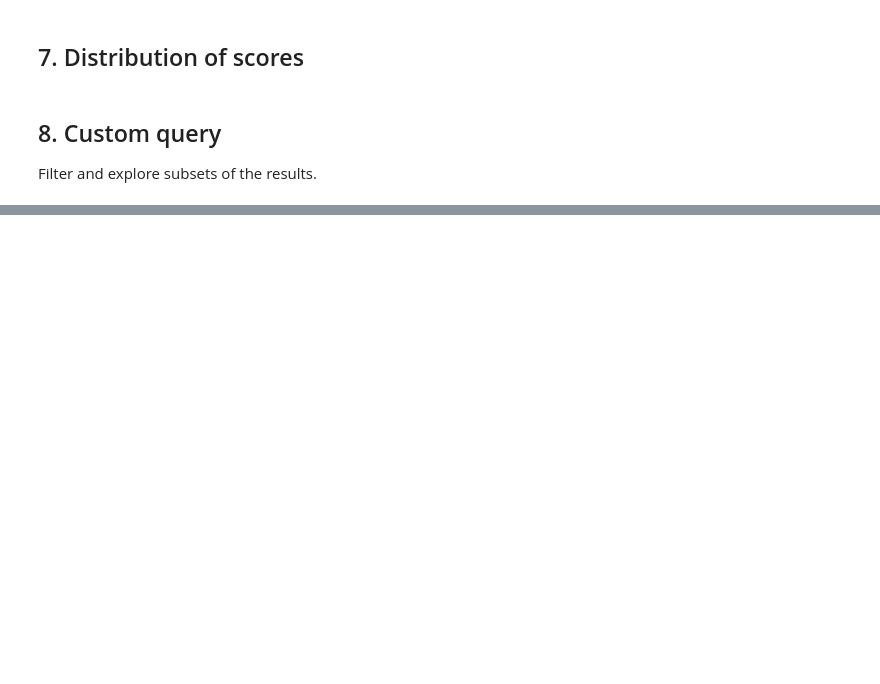
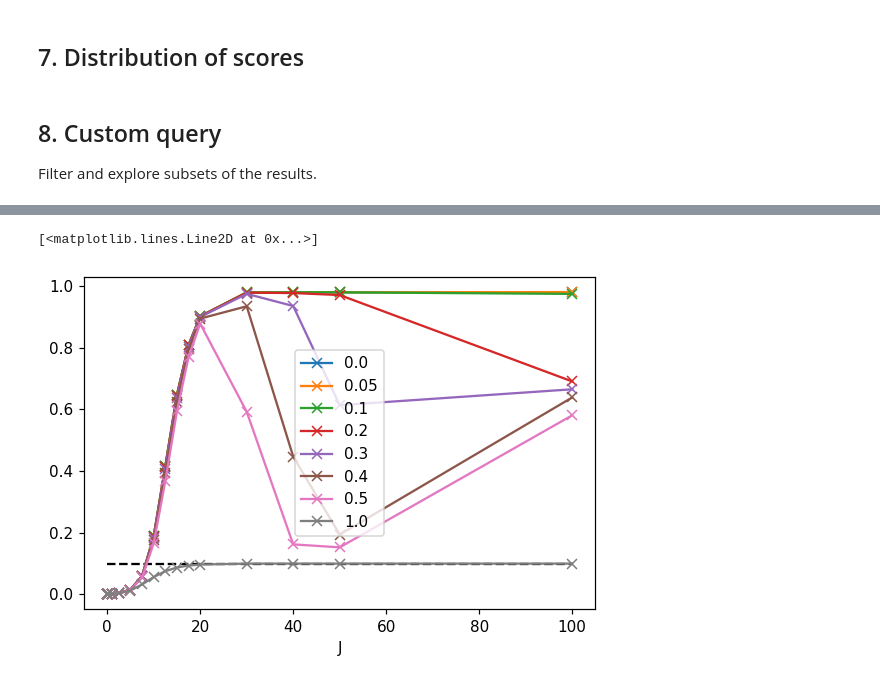
Before and after one commit to Sam-Whitby/CRN_AD, a Jupyter notebook: scan_analysis.ipynb, the cells around one changed output, grey strips where cells are left out. Saved outputs shown, nothing was run; the diff lists cells and outputs as text; code cells hidden in the pictures; blank space fills up the shorter version.

```diff
--- a/scan_analysis.ipynb
+++ b/scan_analysis.ipynb
@@ -145,5 +210,5 @@ plt.show()
 Filter and explore subsets of the results.
 # %%
 # Example: high-selectivity combinations with target score > 0.6
-mask = (df['target_score'] > 0.6) & (df['selectivity'] > 0.2)
+mask = (df['target_score'] > 0.6) & (df['phi'] == 0.5)
 df[mask].sort_values('selectivity', ascending=False)
@@ -149,0 +225,10 @@ df[mask].sort_values('selectivity', ascending=False)
+# %%
+# Example: high-selectivity combinations with target score > 0.6
+fig,ax = plt.subplots()
+for phi in sorted(list(set(df['phi']))):
+    mask = (df['duration'] == 1000.0) & (df['phi'] == phi)
+    ax = df[mask].sort_values('selectivity', ascending=False).sort_index().plot(x='J', y='target_score',marker='x',label=phi,ax=ax)
+ax.plot([0,100],[0.1,0.1],c='black',ls='dashed',zorder=0)
+# %% [output]
+[<matplotlib.lines.Line2D at 0x...>]
+[figure, added]
```
Also changed, not shown: parts of 7 cells of this notebook, 5 other files.
